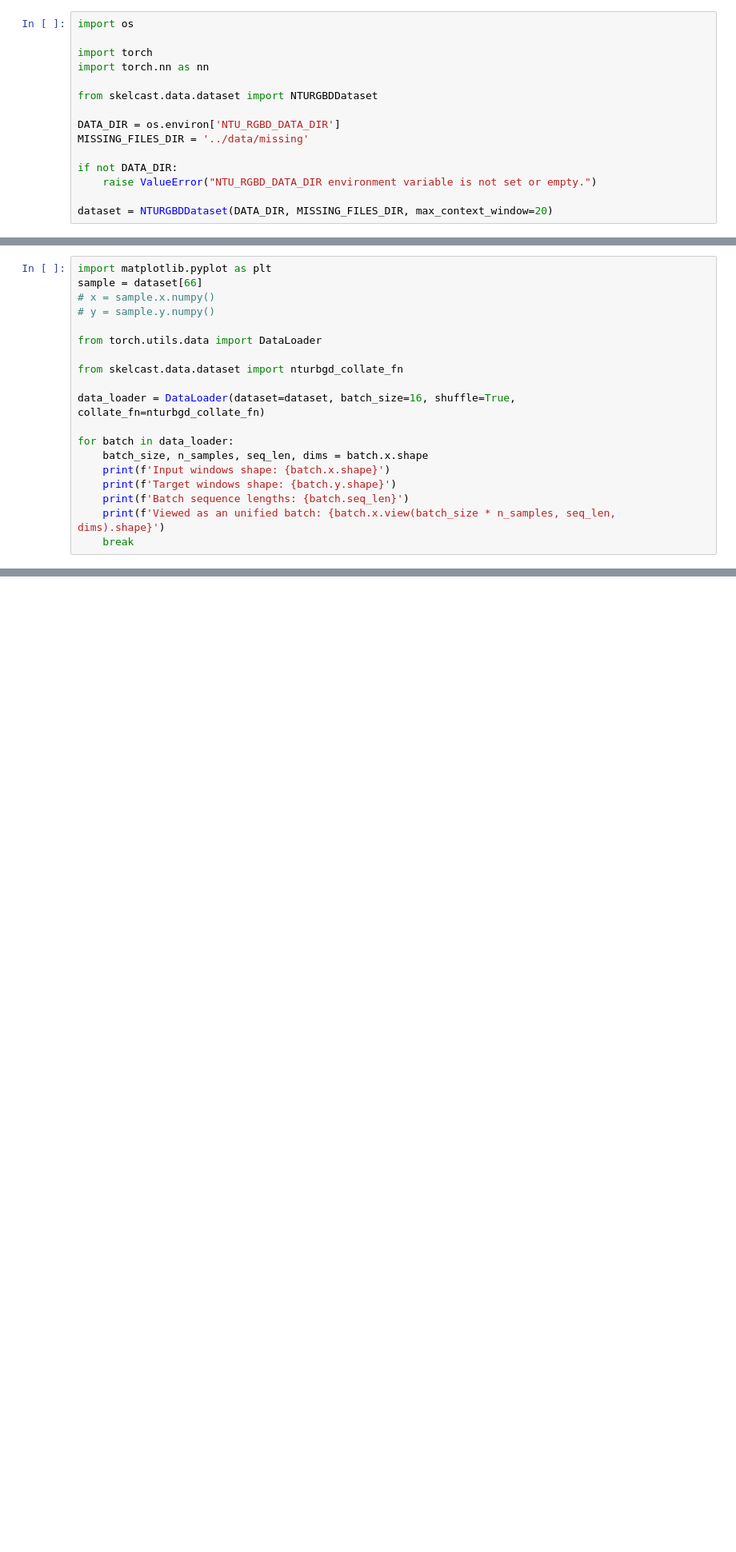
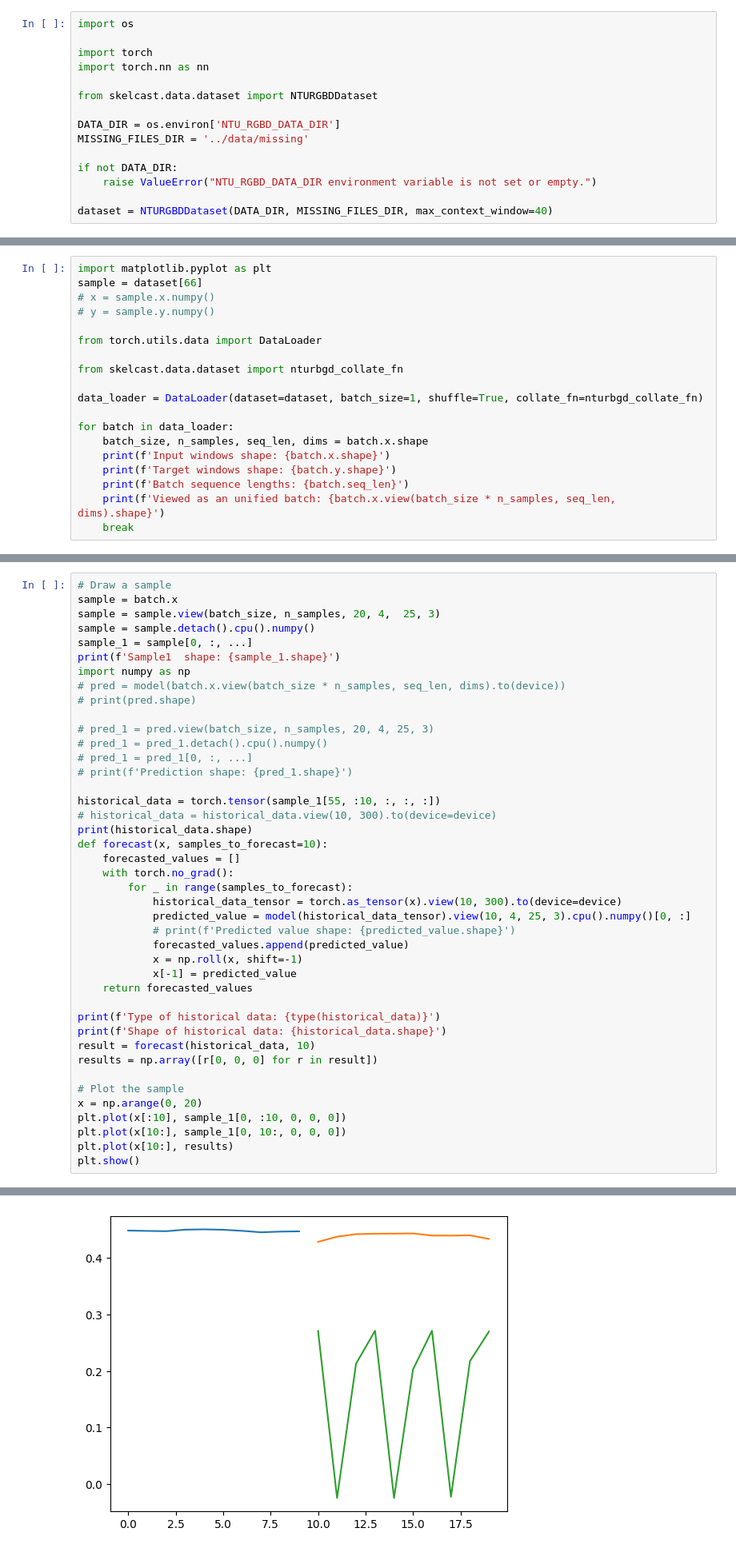
Before and after one commit to kaseris/skelcast, a Jupyter notebook: notebooks/eda.ipynb, the cells around one changed output, grey strips where cells are left out. Shown: that part at 80% size. Drawn from its saved outputs; the diff is of its cells as text; blank space fills up the shorter version.

```diff
--- a/notebooks/eda.ipynb
+++ b/notebooks/eda.ipynb
@@ -180,7 +180,7 @@ MISSING_FILES_DIR = '../data/missing'
 if not DATA_DIR:
     raise ValueError("NTU_RGBD_DATA_DIR environment variable is not set or empty.")
 
-dataset = NTURGBDDataset(DATA_DIR, MISSING_FILES_DIR, max_context_window=20)
+dataset = NTURGBDDataset(DATA_DIR, MISSING_FILES_DIR, max_context_window=40)
 # %% [output]
 nturgb_d.txt
 nturgb_d_120.txt
@@ -195,7 +195,7 @@ from torch.utils.data import DataLoader
 
 from skelcast.data.dataset import nturbgd_collate_fn
 
-data_loader = DataLoader(dataset=dataset, batch_size=16, shuffle=True, collate_fn=nturbgd_collate_fn)
+data_loader = DataLoader(dataset=dataset, batch_size=1, shuffle=True, collate_fn=nturbgd_collate_fn)
 
 for batch in data_loader:
     batch_size, n_samples, seq_len, dims = batch.x.shape
@@ -273,0 +283,43 @@ plt.show()
+# %%
+# Draw a sample
+sample = batch.x
+sample = sample.view(batch_size, n_samples, 20, 4,  25, 3)
+sample = sample.detach().cpu().numpy()
+sample_1 = sample[0, :, ...]
+print(f'Sample1  shape: {sample_1.shape}')
+import numpy as np
+# pred = model(batch.x.view(batch_size * n_samples, seq_len, dims).to(device))
+# print(pred.shape)
+
+# pred_1 = pred.view(batch_size, n_samples, 20, 4, 25, 3)
+# pred_1 = pred_1.detach().cpu().numpy()
+# pred_1 = pred_1[0, :, ...]
+# print(f'Prediction shape: {pred_1.shape}')
+
+historical_data = torch.tensor(sample_1[55, :10, :, :, :])
+# historical_data = historical_data.view(10, 300).to(device=device)
+print(historical_data.shape)
+def forecast(x, samples_to_forecast=10):
+    forecasted_values = []
+    with torch.no_grad():
+        for _ in range(samples_to_forecast):
+            historical_data_tensor = torch.as_tensor(x).view(10, 300).to(device=device)
+            predicted_value = model(historical_data_tensor).view(10, 4, 25, 3).cpu().numpy()[0, :]
+            # print(f'Predicted value shape: {predicted_value.shape}')
+            forecasted_values.append(predicted_value)
+            x = np.roll(x, shift=-1)
+            x[-1] = predicted_value
+    return forecasted_values
+
+print(f'Type of historical data: {type(historical_data)}')
+print(f'Shape of historical data: {historical_data.shape}')
+result = forecast(historical_data, 10)
+results = np.array([r[0, 0, 0] for r in result])
+
+# Plot the sample
+x = np.arange(0, 20)
+plt.plot(x[:10], sample_1[0, :10, 0, 0, 0])
+plt.plot(x[10:], sample_1[0, 10:, 0, 0, 0])
+plt.plot(x[10:], results)
+plt.show()
+# %% [output]
@@ -273,0 +330 @@ plt.show()
+[figure, added]
```
Also changed, not shown: parts of 12 cells of this notebook, 1 other file.
